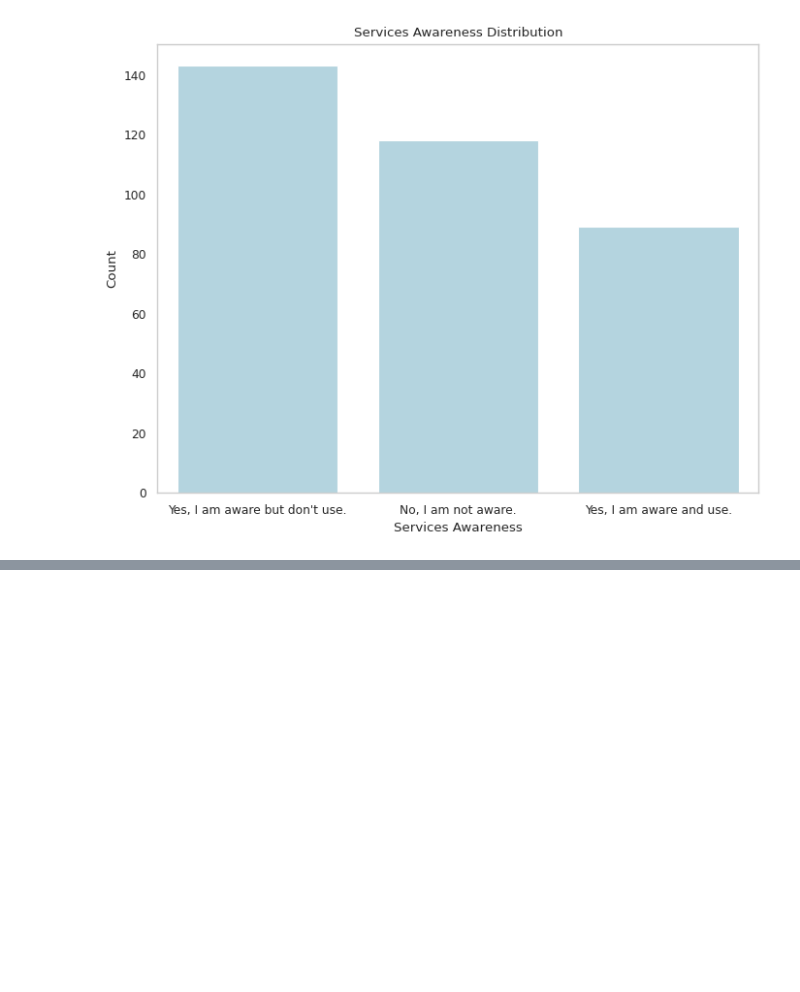
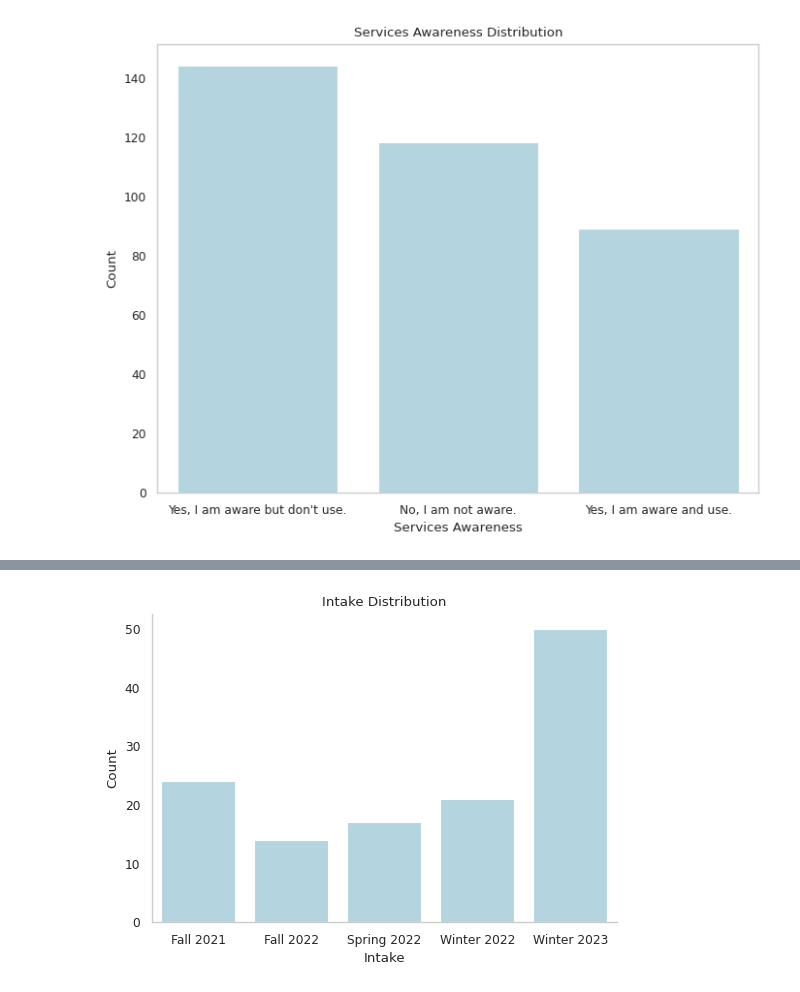
Before and after one commit to JayrajRadadiya/Capstone-Project, a Jupyter notebook: Code/Python Codes/Analysis Folder/Capstone_EDA.ipynb, the cells around one changed output, grey strips where cells are left out. Drawn from its saved outputs; the diff is of its cells as text; code cells hidden in the pictures; blank space fills up the shorter version.

```diff
--- a/Code/Python Codes/Analysis Folder/Capstone_EDA.ipynb
+++ b/Code/Python Codes/Analysis Folder/Capstone_EDA.ipynb
@@ -576,0 +598,3 @@ plt.show()
+# %%
+Survey_2= pandas_gbq.read_gbq(f'SELECT * FROM `surveyproject-378222.Capstone_Project.Survey_2`',project_id='surveyproject-378222', dialect='standard')
+Survey2_services= pandas_gbq.read_gbq(f'SELECT * FROM `surveyproject-378222.Capstone_Project.Survey2_services`',project_id='surveyproject-378222', dialect='standard')
@@ -576,0 +631,2 @@ plt.show()
+# %%
+Survey_2 = Survey_2[Survey_2['Study_area_rating'] != 'Yes']
@@ -576,0 +676,14 @@ plt.show()
+# %%
+# Intake distribution
+sns.set_style('whitegrid')
+sns.set_context('paper')
+plt.figure(figsize=(6, 4))
+sns.countplot(data=Survey_2, x='intake', color='lightblue')
+sns.despine(right=True, top=True)
+plt.title('Intake Distribution')
+plt.xlabel('Intake')
+plt.ylabel('Count')
+plt.grid(False)
+plt.show()
+# %% [output]
+[figure, added]
```
Also changed, not shown: parts of 40 cells of this notebook, 1 other file.
